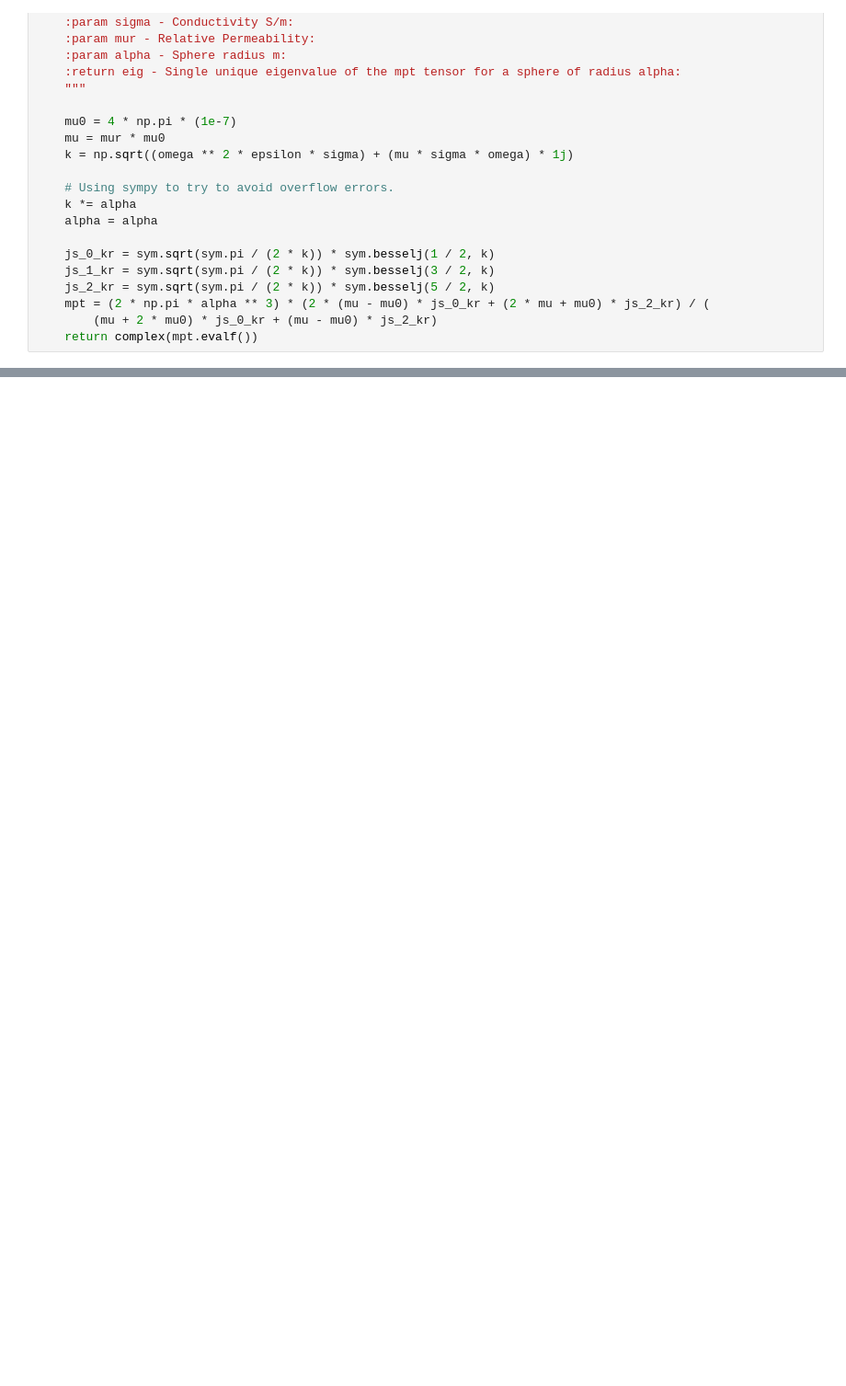
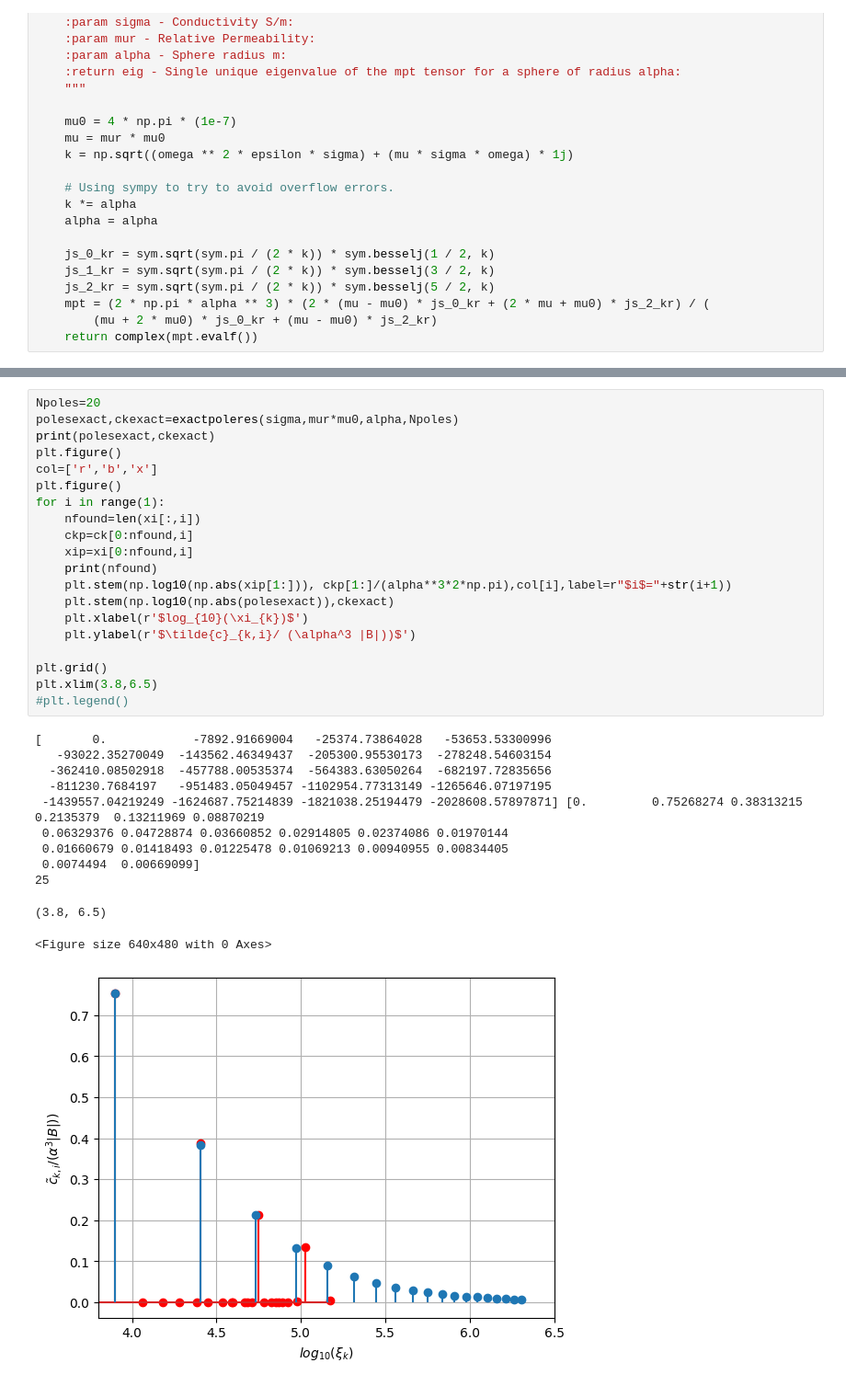
Before and after one commit to MPT-Calculator/MPT-Calculator, a Jupyter notebook: sphere_eigen_spectrum_resuts.ipynb, the cells around one changed output, grey strips where cells are left out. Shown at 92% size. Saved outputs shown, nothing was run; the diff lists cells and outputs as text; blank space fills up the shorter version.

```diff
--- a/sphere_eigen_spectrum_resuts.ipynb
+++ b/sphere_eigen_spectrum_resuts.ipynb
@@ -229,0 +242,33 @@ Text(0, 0.5, '-$\\lambda_i/(2\\pi\\alpha^3)$')
+# %%
+Npoles=20
+polesexact,ckexact=exactpoleres(sigma,mur*mu0,alpha,Npoles)
+print(polesexact,ckexact)
+plt.figure()
+col=['r','b','x']
+plt.figure()
+for i in range(1):
+    nfound=len(xi[:,i])
+    ckp=ck[0:nfound,i]
+    xip=xi[0:nfound,i]
+    print(nfound)
+    plt.stem(np.log10(np.abs(xip[1:])), ckp[1:]/(alpha**3*2*np.pi),col[i],label=r"$i$="+str(i+1))
+    plt.stem(np.log10(np.abs(polesexact)),ckexact)
+    plt.xlabel(r'$log_{10}(\xi_{k})$')
+    plt.ylabel(r'$\tilde{c}_{k,i}/ (\alpha^3 |B|))$')
+
+plt.grid()
+plt.xlim(3.8,6.5)
+#plt.legend()
+# %% [output]
+[       0.            -7892.91669004   -25374.73864028   -53653.53300996
+   -93022.35270049  -143562.46349437  -205300.95530173  -278248.54603154
+  -362410.08502918  -457788.00535374  -564383.63050264  -682197.72835656
+  -811230.7684197   -951483.05049457 -1102954.77313149 -1265646.07197195
+ -1439557.04219249 -1624687.75214839 -1821038.25194479 -2028608.57897871] [0.         0.75268274 0.38313215 0.2135379  0.13211969 0.08870219
+ 0.06329376 0.04728874 0.03660852 0.02914805 0.02374086 0.01970144
+ 0.01660679 0.01418493 0.01225478 0.01069213 0.00940955 0.00834405
+ 0.0074494  0.00669099]
+25
+(3.8, 6.5)
+<Figure size 640x480 with 0 Axes>
+[figure, added]
```
Also changed, not shown: parts of 4 cells of this notebook, 22 other files.
